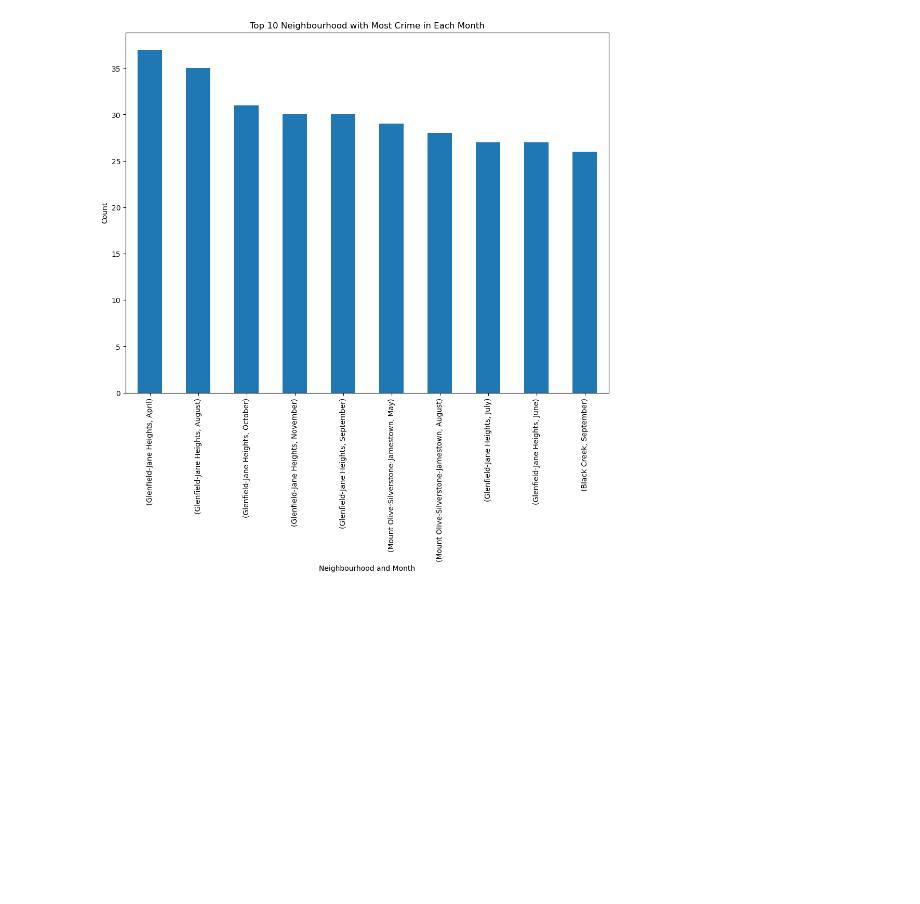
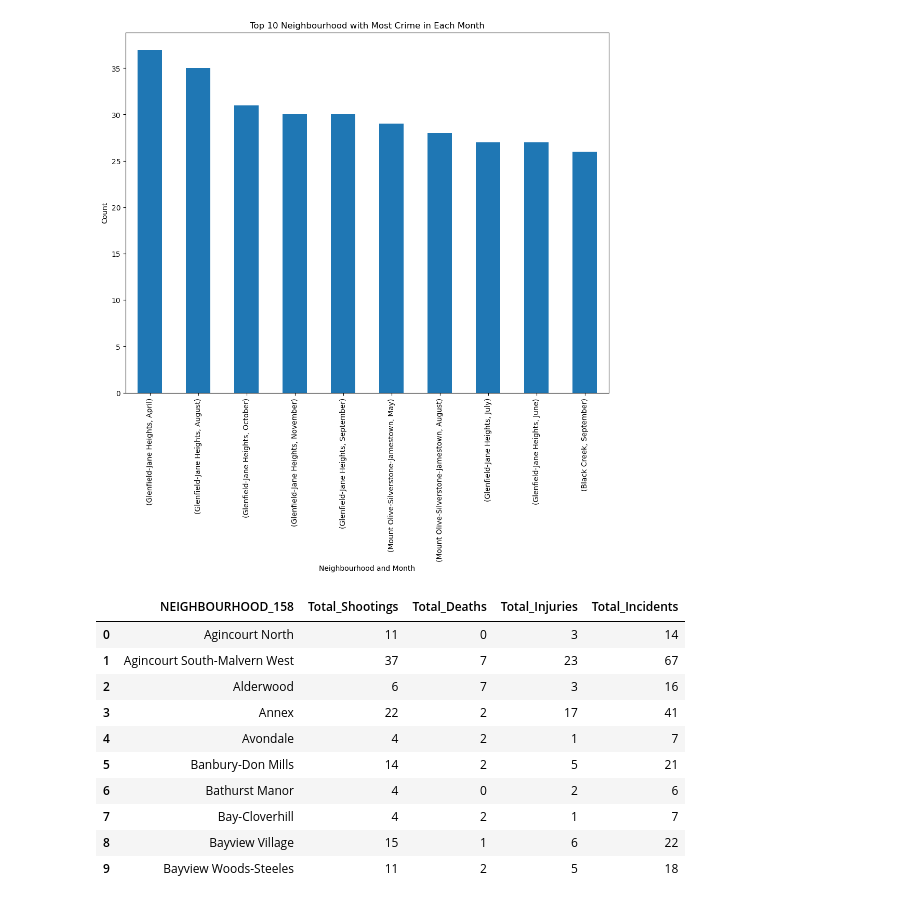
Before and after one commit to Dianalxy1/schulich_date_science, a Jupyter notebook: MMAI5000/5000_groupproject.ipynb, the cells around one changed output. Cells and saved outputs as stored; diff of their text form; code cells hidden in the pictures; blank space fills up the shorter version.

```diff
--- a/MMAI5000/5000_groupproject.ipynb
+++ b/MMAI5000/5000_groupproject.ipynb
@@ -298,3 +298,28 @@ ax.set_title('Top 10 Neighbourhood with Most Crime in Each Month')
 # %% [output]
 Text(0.5, 1.0, 'Top 10 Neighbourhood with Most Crime in Each Month')
 [figure]
+# %%
+# Aggregate data by neighborhood in ascending order and reset index
+
+data_agg = df.groupby('NEIGHBOURHOOD_158').agg({'OBJECTID':'count', 'DEATH':'sum', 'INJURIES':'sum'}).reset_index()
+
+# Rename columns
+data_agg.rename(columns={'OBJECTID':'Total_Shootings', 'DEATH':'Total_Deaths', 'INJURIES':'Total_Injuries'}, inplace=True)
+
+# Calculate total incidents (shootings, deaths, and injuries)
+data_agg['Total_Incidents'] = data_agg['Total_Shootings'] + data_agg['Total_Deaths'] + data_agg['Total_Injuries']
+
+# Display the aggregated data
+data_agg.head(10)
+# %% [output]
+|  | NEIGHBOURHOOD_158 | Total_Shootings | Total_Deaths | Total_Injuries | Total_Incidents |
+| 0 | Agincourt North | 11 | 0 | 3 | 14 |
+| 1 | Agincourt South-Malvern West | 37 | 7 | 23 | 67 |
+| 2 | Alderwood | 6 | 7 | 3 | 16 |
+| 3 | Annex | 22 | 2 | 17 | 41 |
+| 4 | Avondale | 4 | 2 | 1 | 7 |
+| 5 | Banbury-Don Mills | 14 | 2 | 5 | 21 |
+| 6 | Bathurst Manor | 4 | 0 | 2 | 6 |
+| 7 | Bay-Cloverhill | 4 | 2 | 1 | 7 |
+| 8 | Bayview Village | 15 | 1 | 6 | 22 |
+| 9 | Bayview Woods-Steeles | 11 | 2 | 5 | 18 |
```
Also changed, not shown: parts of 3 cells of this notebook, 1 other file.
